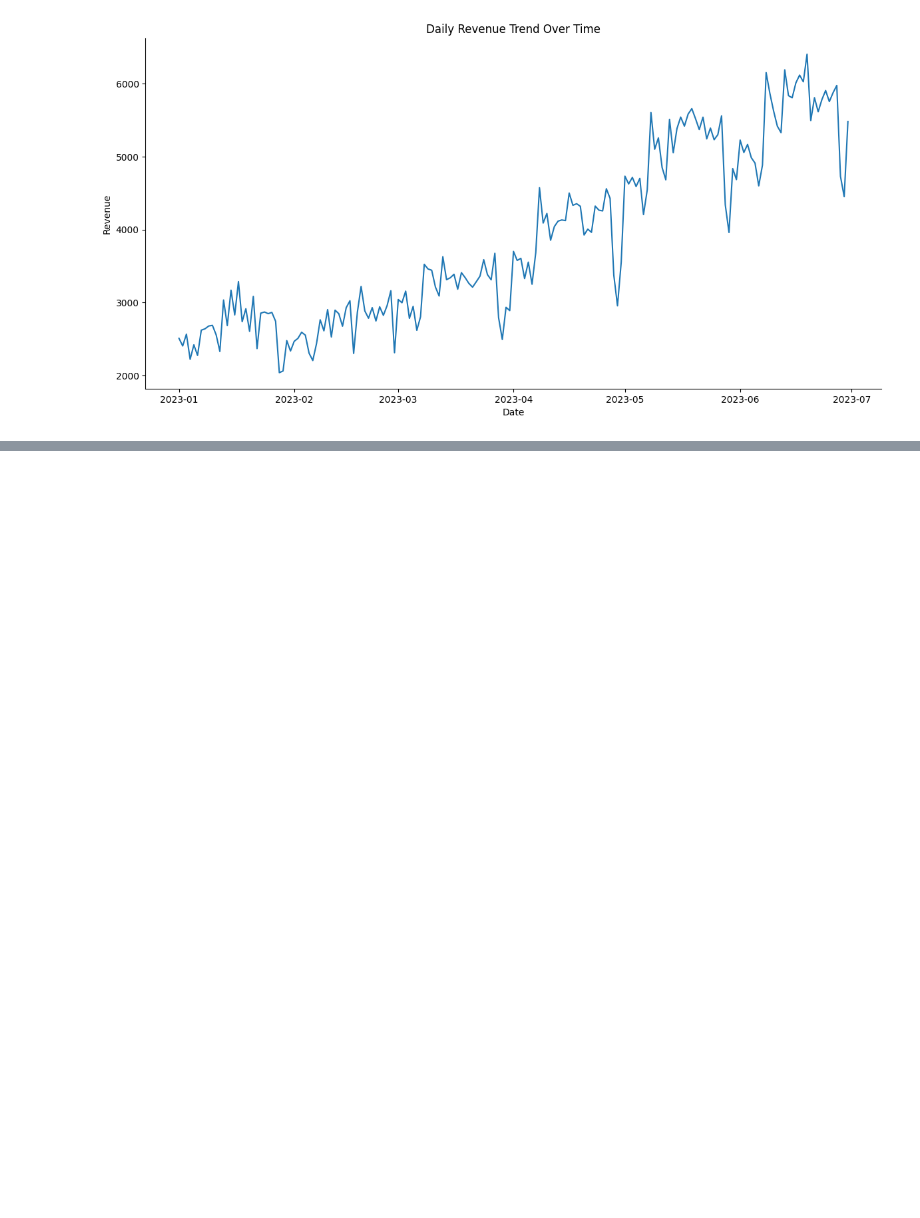
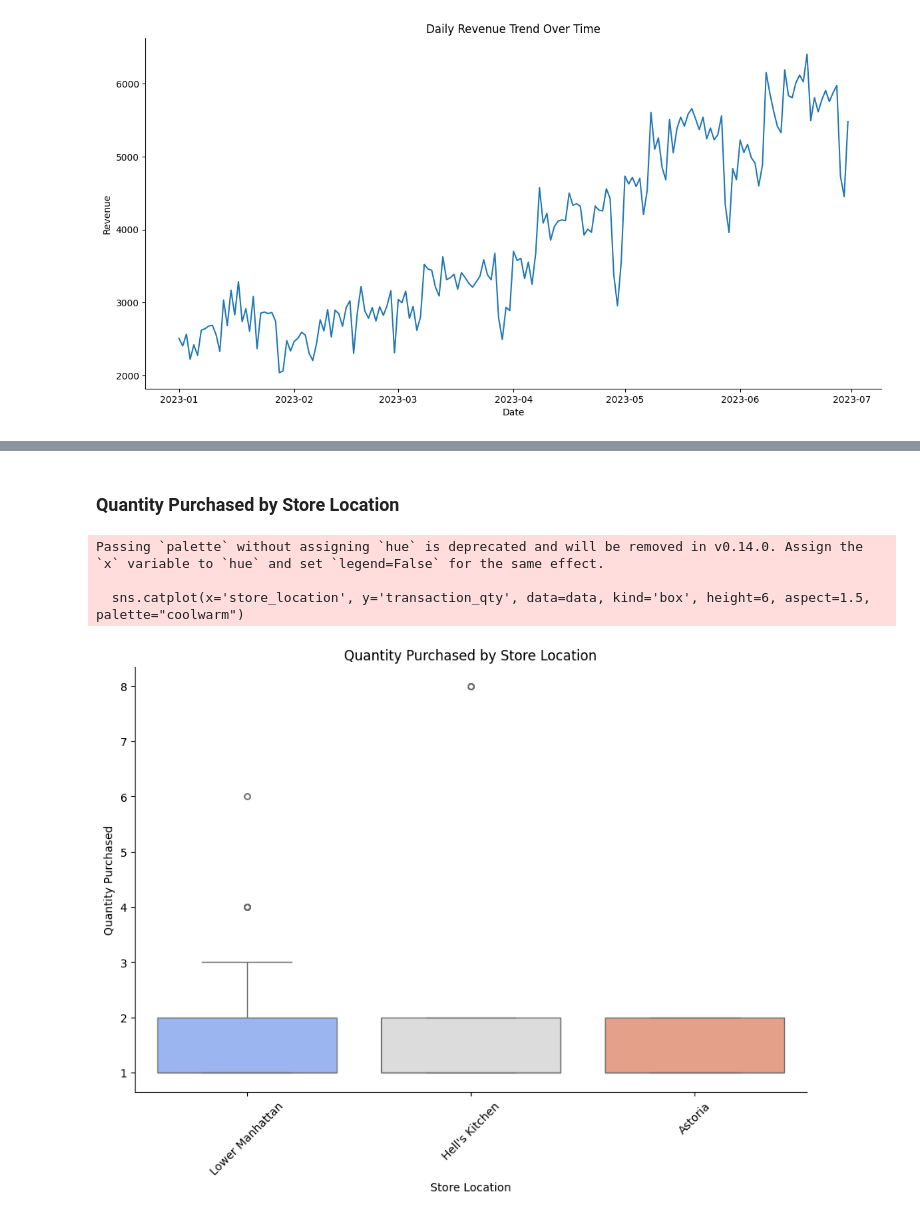
Before and after one commit to Hasibur013/Data-Hackathon, a Jupyter notebook: data_hackathon_visualize.ipynb, the cells around one changed output, grey strips where cells are left out. Saved outputs shown, nothing was run; the diff lists cells and outputs as text; code cells hidden in the pictures; blank space fills up the shorter version.

```diff
--- a/project.ipynb
+++ b/data_hackathon_visualize.ipynb
@@ -363,0 +405,14 @@ plt.show()
+# %% [markdown]
+### Quantity Purchased by Store Location
+# %%
+sns.catplot(x='store_location', y='transaction_qty', data=data, kind='box', height=6, aspect=1.5, palette="coolwarm")
+plt.title('Quantity Purchased by Store Location')
+plt.xlabel('Store Location')
+plt.ylabel('Quantity Purchased')
+plt.xticks(rotation=45)
+plt.show()
+# %% [output]
+Passing `palette` without assigning `hue` is deprecated and will be removed in v0.14.0. Assign the `x` variable to `hue` and set `legend=False` for the same effect.
+
+  sns.catplot(x='store_location', y='transaction_qty', data=data, kind='box', height=6, aspect=1.5, palette="coolwarm")
+[figure, added]
```
Also changed, not shown: parts of 8 cells of this notebook.
